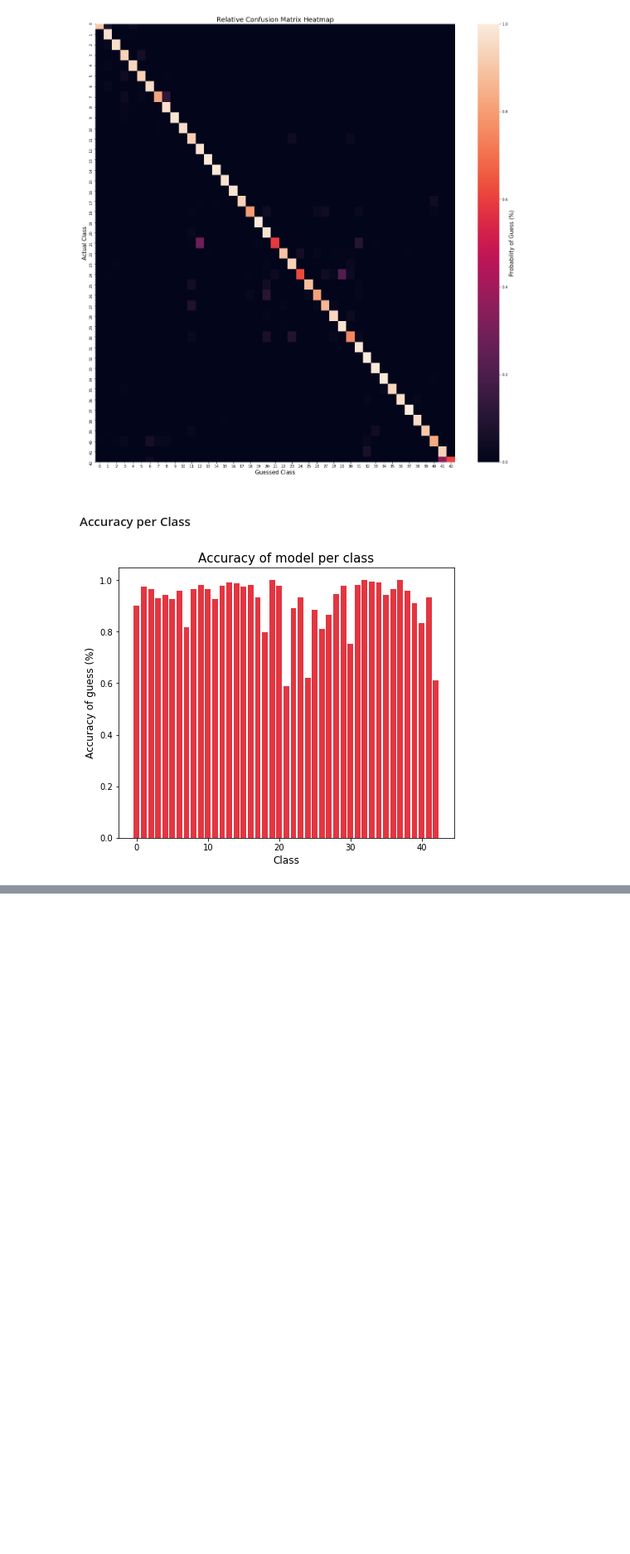
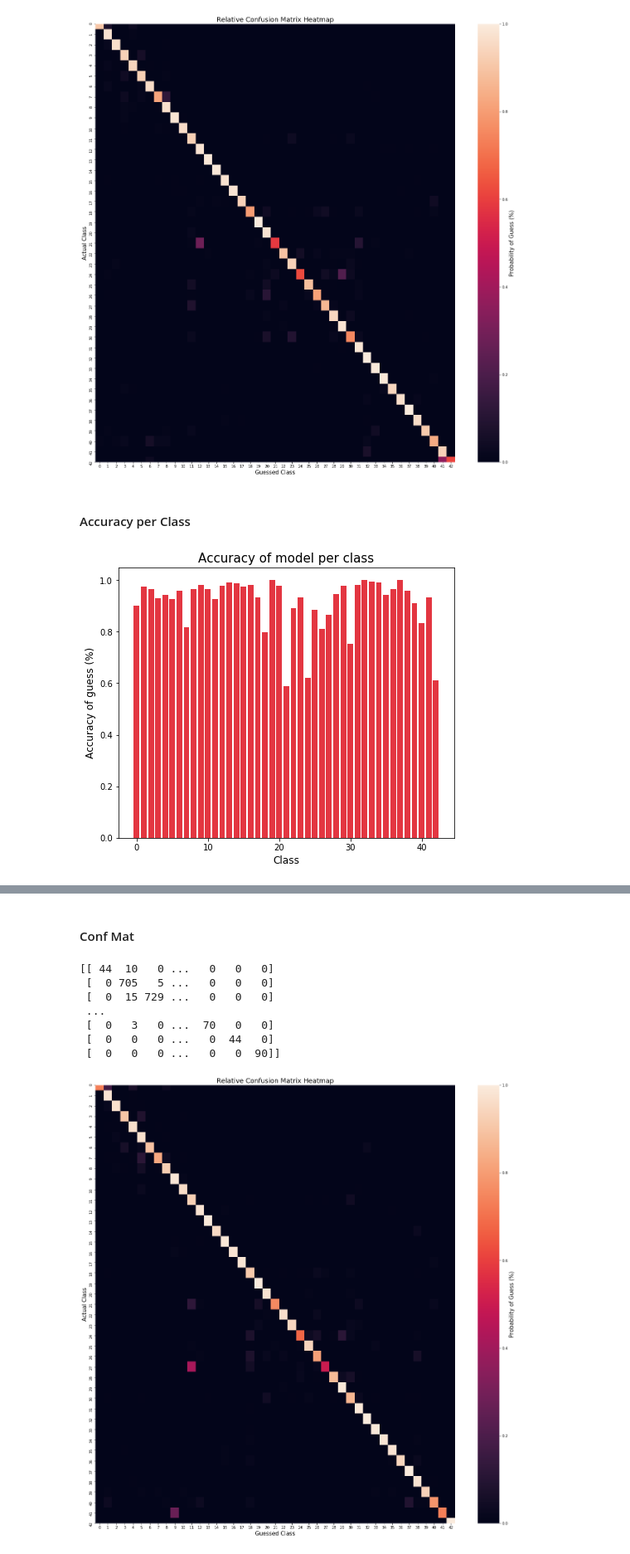
Before and after one commit to HerouFenix/taa-traffic-sign-identification, a Jupyter notebook: Project1.ipynb, the cells around one changed output, grey strips where cells are left out. Shown at 83% size. Saved outputs shown, nothing was run; the diff lists cells and outputs as text; code cells hidden in the pictures; blank space fills up the shorter version.

```diff
--- a/Project1.ipynb
+++ b/Project1.ipynb
@@ -258,7 +258,7 @@ def LeNetModel(no_output=6, rgb=True, drop_fully_connected=0, drop_convolutional
     model.add(keras.layers.Dropout(drop_convolutional))
 
     # Second Layer - Subsampling (Average Pooling) ; Input = 28x28x6 ; Output = 14x14x6
-    model.add(keras.layers.AveragePooling2D())
+    model.add(keras.layers.MaxPooling2D())
 
     model.add(keras.layers.Dropout(drop_convolutional))
 
@@ -270,7 +270,7 @@ def LeNetModel(no_output=6, rgb=True, drop_fully_connected=0, drop_convolutional
                  )
 
     # Fourth Layer - Subsampling (Average Pooling) ; Input = 10x10x16 ; Output = 5x5x16
-    model.add(keras.layers.AveragePooling2D())
+    model.add(keras.layers.MaxPooling2D())
 
     model.add(keras.layers.Flatten()) # Flatten the last layer's output to pass it to the Fully Connected layers
 
@@ -1373,0 +1374,12 @@ plot_cv_per_clas
+# %%
+model = LeNetModel(rgb=False, drop_fully_connected=drop_fully_final/10, drop_convolutional=drop_conv_final/10)
+
+model.compile(loss=LOSS,
+              optimizer=OPT(learning_rate=LEARNING_RATE),
+              metrics=['accuracy'])
+
+history = model.fit(x_train, y_train,
+          batch_size=BATCH_SIZE,
+          epochs=EPOCHS,
+          verbose=0,
+          validation_data=(x_cv, y_cv))
@@ -1373,0 +1388,10 @@ plot_cv_per_clas
+# %%
+y_predictions = model.predict_classes(x_test)
+
+score = model.evaluate(x_test, y_test, verbose=1)
+print('Train loss:', history.history['loss'][-1])
+print('Train accuracy:', history.history['accuracy'][-1])
+print('CV loss:', history.history['val_loss'][-1])
+print('CV accuracy:', history.history['val_accuracy'][-1])
+print('Test loss:', score[0])
+print('Test accuracy:', score[1])
@@ -1373,0 +1406,16 @@ plot_cv_per_clas
+# %% [markdown]
+#### Conf Mat
+# %%
+conf_mat_abs, conf_mat_rel = create_confusion_matrices(y_test, y_predictions)
+
+print(conf_mat_abs)
+plot_confusion(conf_mat_rel, "Relative Confusion Matrix Heatmap")
+# %% [output]
+[[ 44  10   0 ...   0   0   0]
+ [  0 705   5 ...   0   0   0]
+ [  0  15 729 ...   0   0   0]
+ ...
+ [  0   3   0 ...  70   0   0]
+ [  0   0   0 ...   0  44   0]
+ [  0   0   0 ...   0   0  90]]
+[figure, added]
```
Also changed, not shown: parts of 6 cells of this notebook.
